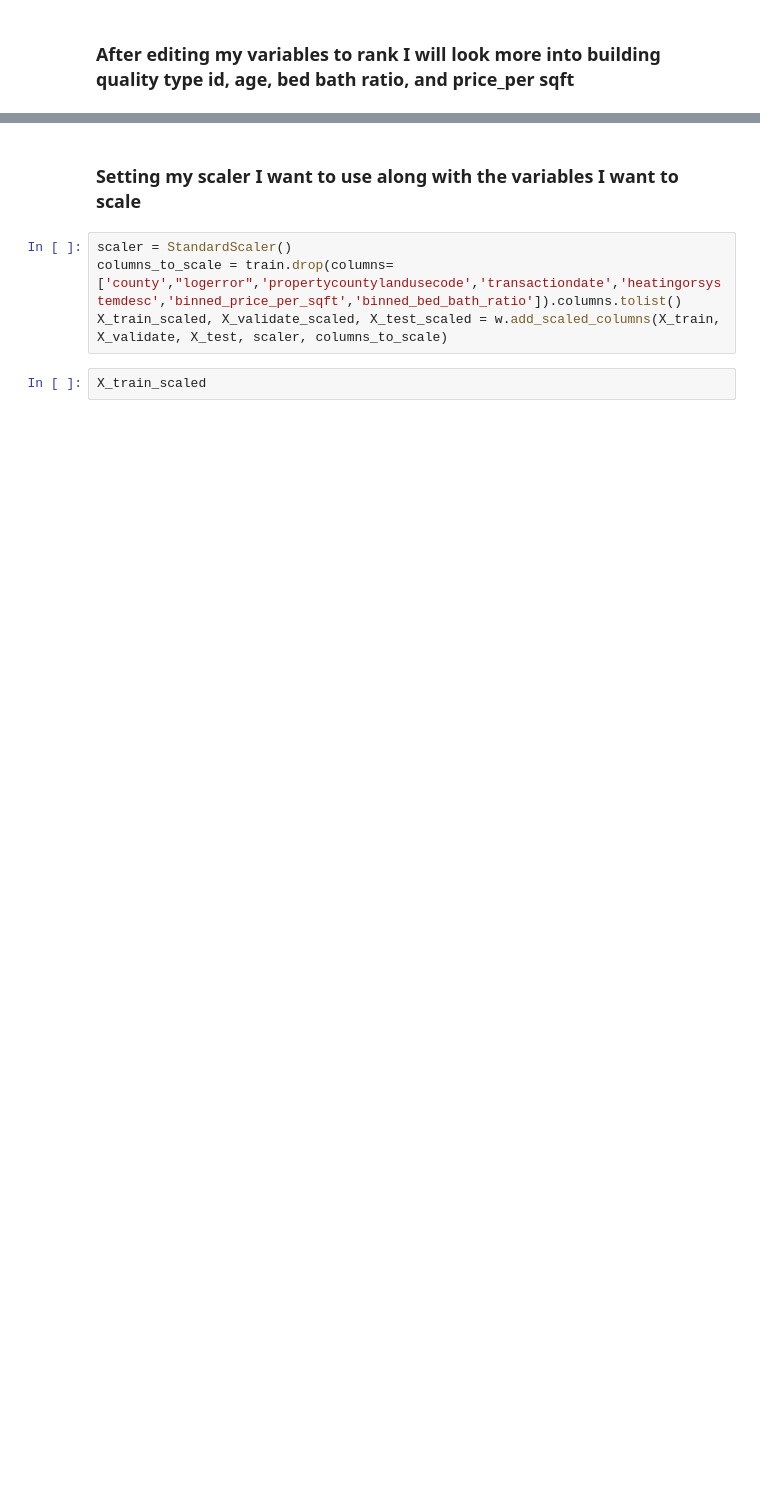
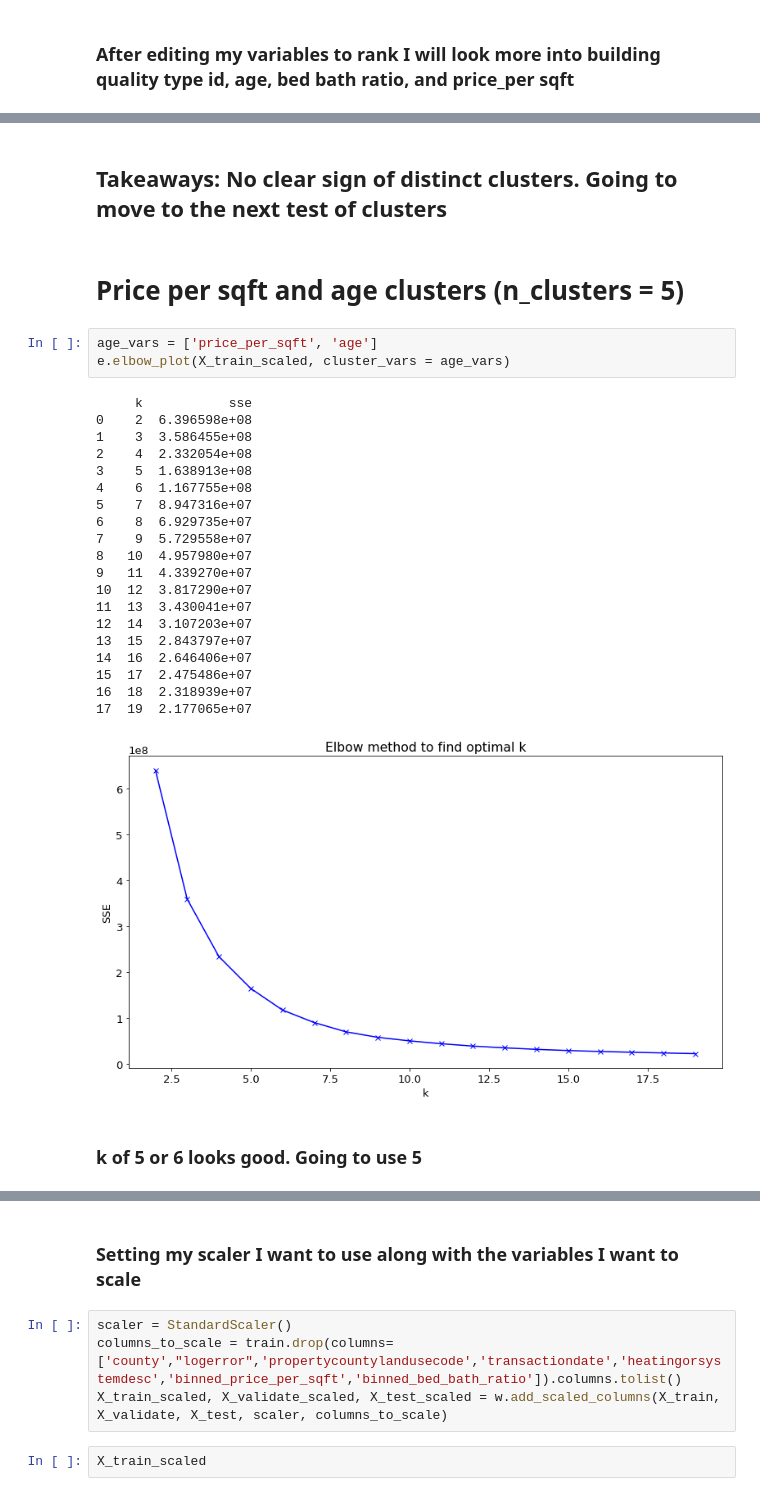
Before and after one commit to george887/clustering_project, a Jupyter notebook: MVP_walkthru.ipynb, the cells around one changed output, grey strips where cells are left out. Cells and saved outputs as stored; diff of their text form; blank space fills up the shorter version.

```diff
--- a/MVP_walkthru.ipynb
+++ b/MVP_walkthru.ipynb
@@ -156,0 +244,30 @@ e.rfe_ranker(train)
+# %% [markdown]
+## Takeaways: No clear sign of distinct clusters. Going to move to the next test of clusters
+# %% [markdown]
+# Price per sqft and age clusters (n_clusters = 5)
+# %%
+age_vars = ['price_per_sqft', 'age']
+e.elbow_plot(X_train_scaled, cluster_vars = age_vars)
+# %% [output]
+     k           sse
+0    2  6.396598e+08
+1    3  3.586455e+08
+2    4  2.332054e+08
+3    5  1.638913e+08
+4    6  1.167755e+08
+5    7  8.947316e+07
+6    8  6.929735e+07
+7    9  5.729558e+07
+8   10  4.957980e+07
+9   11  4.339270e+07
+10  12  3.817290e+07
+11  13  3.430041e+07
+12  14  3.107203e+07
+13  15  2.843797e+07
+14  16  2.646406e+07
+15  17  2.475486e+07
+16  18  2.318939e+07
+17  19  2.177065e+07
+[figure, added]
+# %% [markdown]
+### k of 5 or 6 looks good. Going to use 5
```
Also changed, not shown: parts of 68 cells of this notebook, 1 other file.
